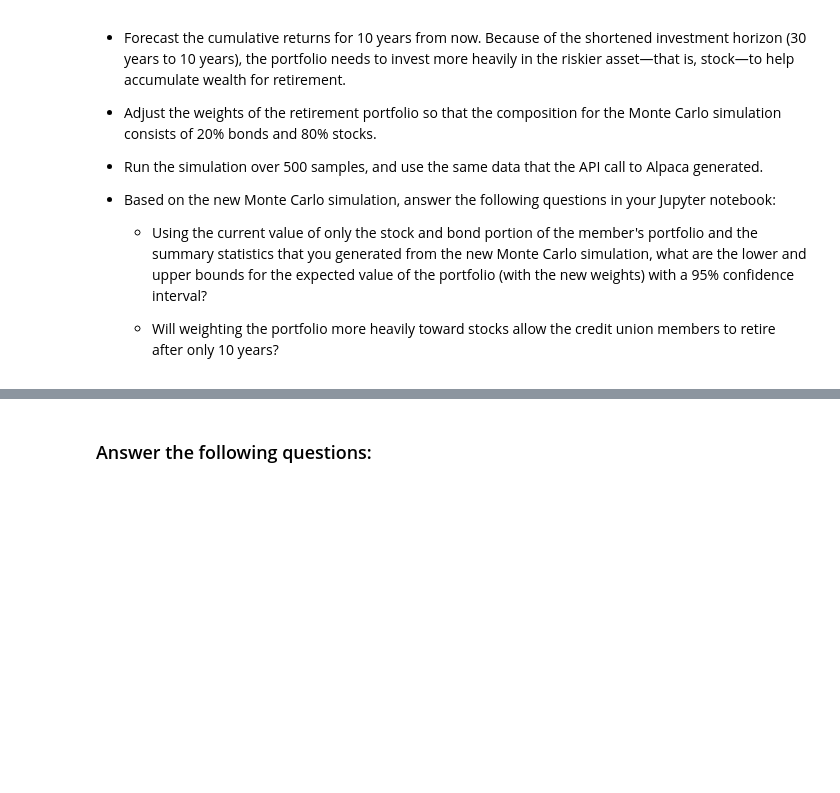
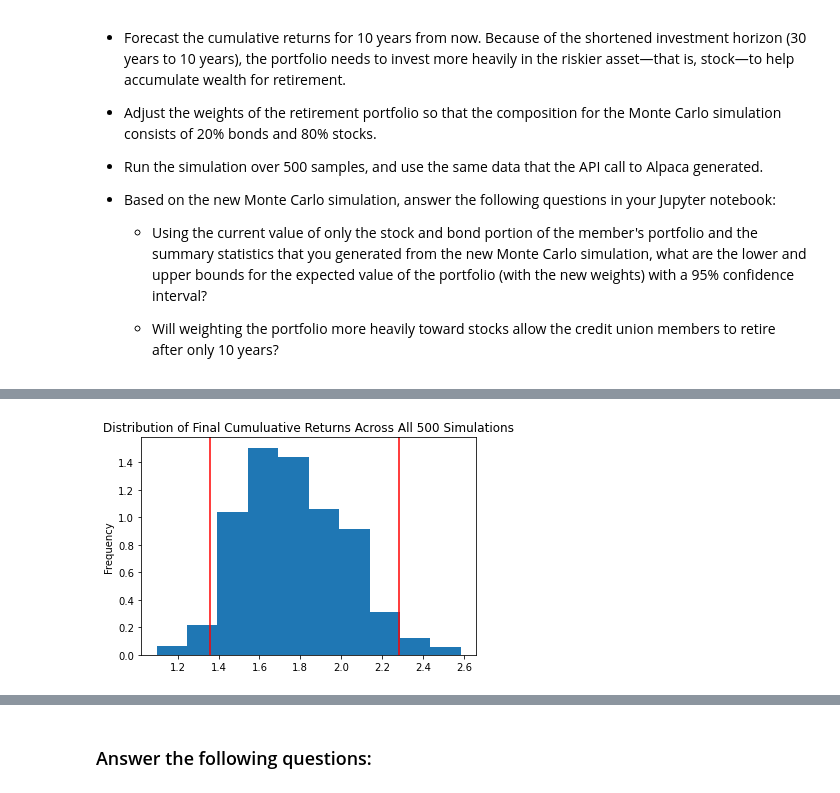
Before and after one commit to CCarranza17/challenge_5, a Jupyter notebook: Starter_Code/financial_planning_tools.ipynb, the cells around one changed output, grey strips where cells are left out. Saved outputs shown, nothing was run; the diff lists cells and outputs as text; code cells hidden in the pictures; blank space fills up the shorter version.

```diff
--- a/Starter_Code/financial_planning_tools.ipynb
+++ b/Starter_Code/financial_planning_tools.ipynb
@@ -522,7 +655,9 @@ For this new Monte Carlo simulation, do the following:
 # %%
 # Visualize the probability distribution of the 10-year Monte Carlo simulation
 # by plotting a histogram
-# YOUR CODE HERE
+spy_10_dist_plot = MC_spy_10.plot_distribution()
+# %% [output]
+[figure, added]
 # %%
 # Generate summary statistics from the 10-year Monte Carlo simulation results
 # Save the results as a variable
```
Also changed, not shown: parts of 27 cells of this notebook.
